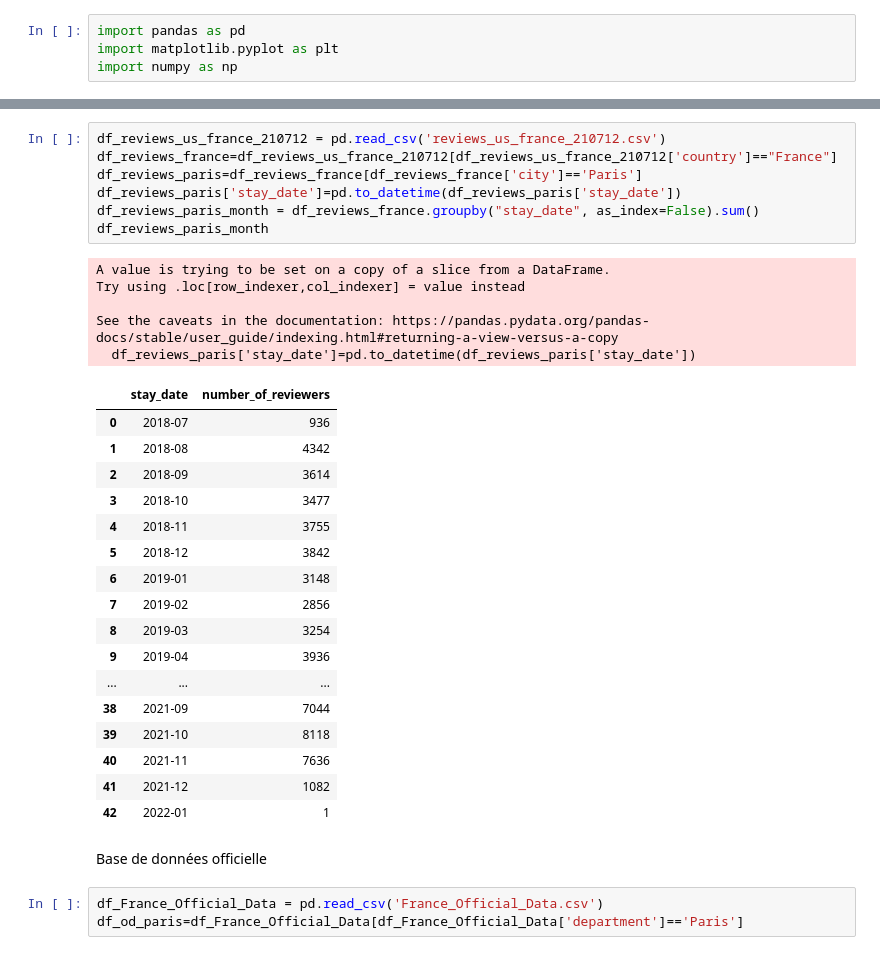
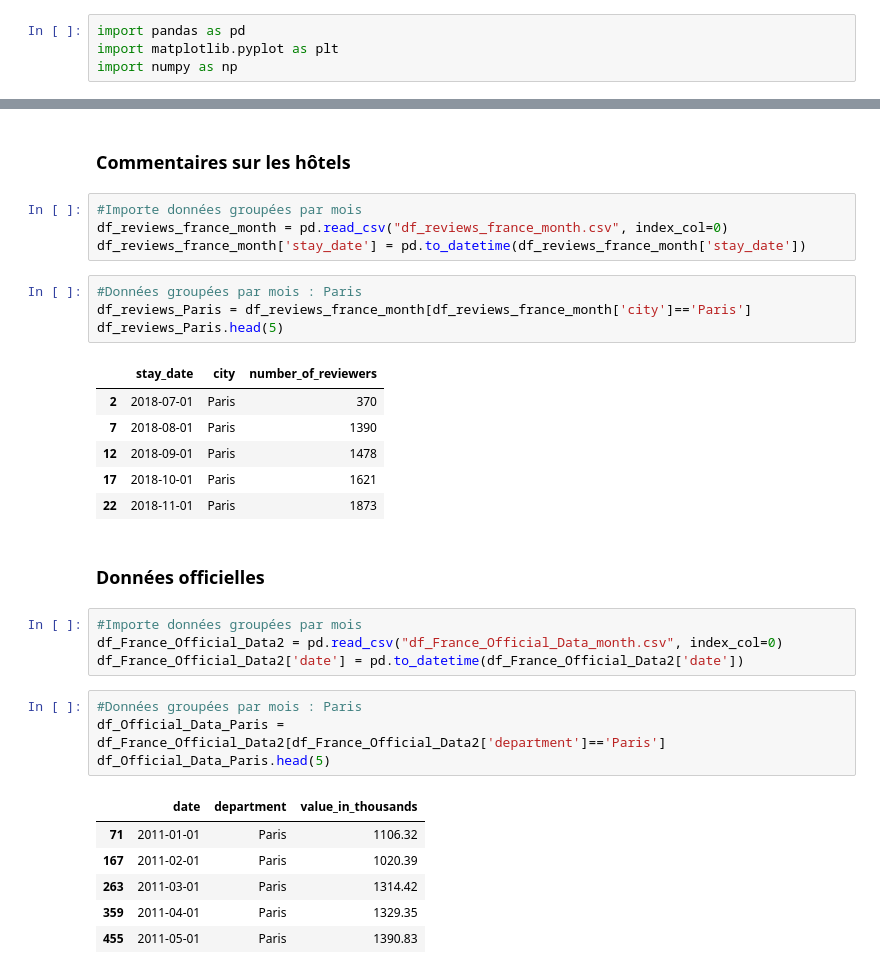
Before and after one commit to julienowack/stat_app, a Jupyter notebook: Data_Paris.ipynb, the cells around one changed output, grey strips where cells are left out. Cells and saved outputs as stored; diff of their text form.

```diff
--- a/Data_Paris.ipynb
+++ b/Data_Paris.ipynb
@@ -72,35 +86,34 @@ Base de données des commentaires utilisateurs
-# %%
-df_reviews_us_france_210712 = pd.read_csv('reviews_us_france_210712.csv')
-df_reviews_france=df_reviews_us_france_210712[df_reviews_us_france_210712['country']=="France"]
-df_reviews_paris=df_reviews_france[df_reviews_france['city']=='Paris']
-df_reviews_paris['stay_date']=pd.to_datetime(df_reviews_paris['stay_date'])
-df_reviews_paris_month = df_reviews_france.groupby("stay_date", as_index=False).sum()
-df_reviews_paris_month
-# %% [output]
-A value is trying to be set on a copy of a slice from a DataFrame.
-Try using .loc[row_indexer,col_indexer] = value instead
-
-See the caveats in the documentation: https://pandas.pydata.org/pandas-docs/stable/user_guide/indexing.html#returning-a-view-versus-a-copy
-  df_reviews_paris['stay_date']=pd.to_datetime(df_reviews_paris['stay_date'])
-|  | stay_date | number_of_reviewers |
-| 0 | 2018-07 | 936 |
-| 1 | 2018-08 | 4342 |
-| 2 | 2018-09 | 3614 |
-| 3 | 2018-10 | 3477 |
-| 4 | 2018-11 | 3755 |
-| 5 | 2018-12 | 3842 |
-| 6 | 2019-01 | 3148 |
-| 7 | 2019-02 | 2856 |
-| 8 | 2019-03 | 3254 |
-| 9 | 2019-04 | 3936 |
-| ... | ... | ... |
-| 38 | 2021-09 | 7044 |
-| 39 | 2021-10 | 8118 |
-| 40 | 2021-11 | 7636 |
-| 41 | 2021-12 | 1082 |
-| 42 | 2022-01 | 1 |
-# %% [markdown]
-Base de données officielle
-# %%
-df_France_Official_Data = pd.read_csv('France_Official_Data.csv')
-df_od_paris=df_France_Official_Data[df_France_Official_Data['department']=='Paris']
+# %% [markdown]
+### Commentaires sur les hôtels
+# %%
+#Importe données groupées par mois
+df_reviews_france_month = pd.read_csv("df_reviews_france_month.csv", index_col=0)
+df_reviews_france_month['stay_date'] = pd.to_datetime(df_reviews_france_month['stay_date'])
+# %%
+#Données groupées par mois : Paris
+df_reviews_Paris = df_reviews_france_month[df_reviews_france_month['city']=='Paris']
+df_reviews_Paris.head(5)
+# %% [output]
+|  | stay_date | city | number_of_reviewers |
+| 2 | 2018-07-01 | Paris | 370 |
+| 7 | 2018-08-01 | Paris | 1390 |
+| 12 | 2018-09-01 | Paris | 1478 |
+| 17 | 2018-10-01 | Paris | 1621 |
+| 22 | 2018-11-01 | Paris | 1873 |
+# %% [markdown]
+### Données officielles
+# %%
+#Importe données groupées par mois
+df_France_Official_Data2 = pd.read_csv("df_France_Official_Data_month.csv", index_col=0)
+df_France_Official_Data2['date'] = pd.to_datetime(df_France_Official_Data2['date'])
+# %%
+#Données groupées par mois : Paris
+df_Official_Data_Paris = df_France_Official_Data2[df_France_Official_Data2['department']=='Paris']
+df_Official_Data_Paris.head(5)
+# %% [output]
+|  | date | department | value_in_thousands |
+| 71 | 2011-01-01 | Paris | 1106.32 |
+| 167 | 2011-02-01 | Paris | 1020.39 |
+| 263 | 2011-03-01 | Paris | 1314.42 |
+| 359 | 2011-04-01 | Paris | 1329.35 |
+| 455 | 2011-05-01 | Paris | 1390.83 |
```
Also changed, not shown: parts of 16 cells of this notebook.
